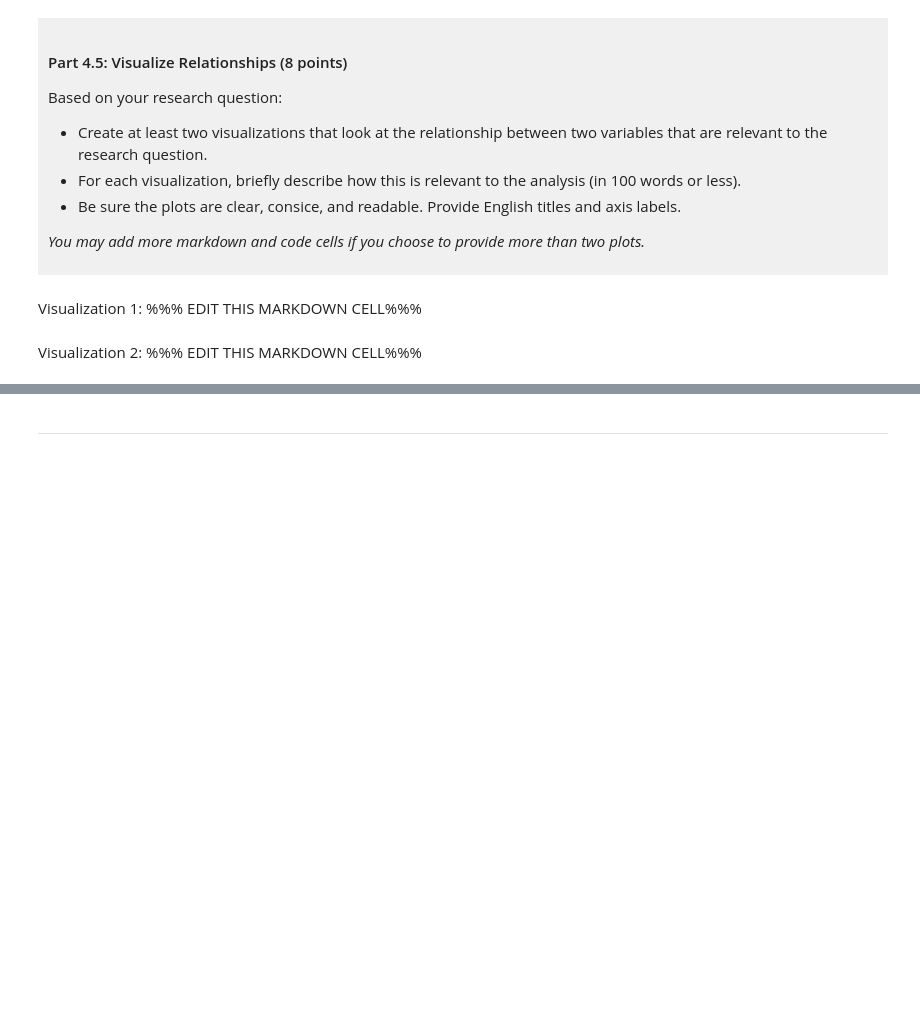
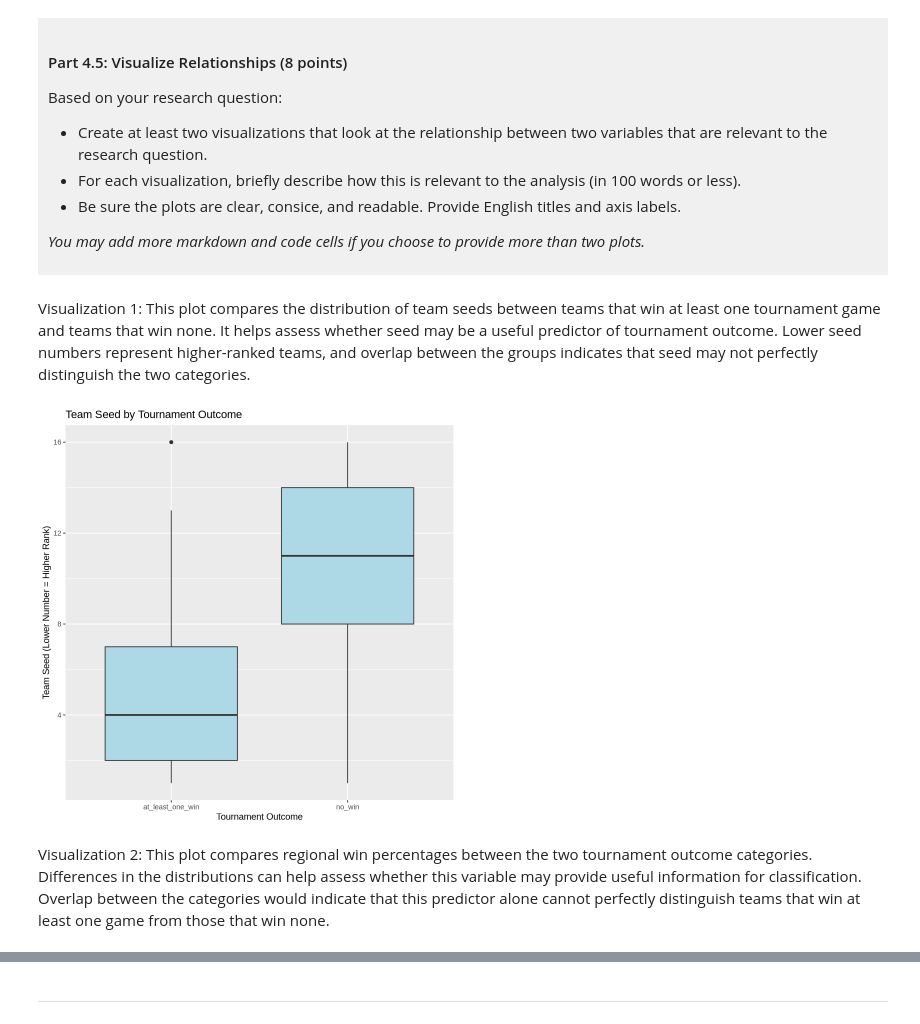
Before and after one commit to leannacai228/dsic-100-project-chunbing-cai, a Jupyter notebook: dsci-100-project-notebook.ipynb, the cells around one changed output, grey strips where cells are left out. Cells and saved outputs as stored; diff of their text form; code cells hidden in the pictures; blank space fills up the shorter version.

```diff
--- a/dsci-100-project-notebook.ipynb
+++ b/dsci-100-project-notebook.ipynb
@@ -313,9 +378,18 @@ Based on your research question:
 *You may add more markdown and code cells if you choose to provide more than two plots.*
 </div>
 # %% [markdown]
-Visualization 1: %%% EDIT THIS MARKDOWN CELL%%%
+Visualization 1: This plot compares the distribution of team seeds between teams that win at least one tournament game and teams that win none. It helps assess whether seed may be a useful predictor of tournament outcome. Lower seed numbers represent higher-ranked teams, and overlap between the groups indicates that seed may not perfectly distinguish the two categories.
 # %%
-### EDIT THIS CODE CELL FOR VISUALIZATION 1###
+seed_relationship_graph <- march_madness_tidy |>
+  ggplot(aes(x = win_category, y = seed)) +
+  geom_boxplot(fill = "lightblue") +
+  labs(title = "Team Seed by Tournament Outcome",
+    x = "Tournament Outcome",
+    y = "Team Seed (Lower Number = Higher Rank)")
+
+seed_relationship_graph
+# %% [output]
+[figure, added]
 # %% [markdown]
-Visualization 2: %%% EDIT THIS MARKDOWN CELL%%%
+Visualization 2: This plot compares regional win percentages between the two tournament outcome categories. Differences in the distributions can help assess whether this variable may provide useful information for classification. Overlap between the categories would indicate that this predictor alone cannot perfectly distinguish teams that win at least one game from those that win none.
 # %%
```
Also changed, not shown: parts of 7 cells of this notebook.
